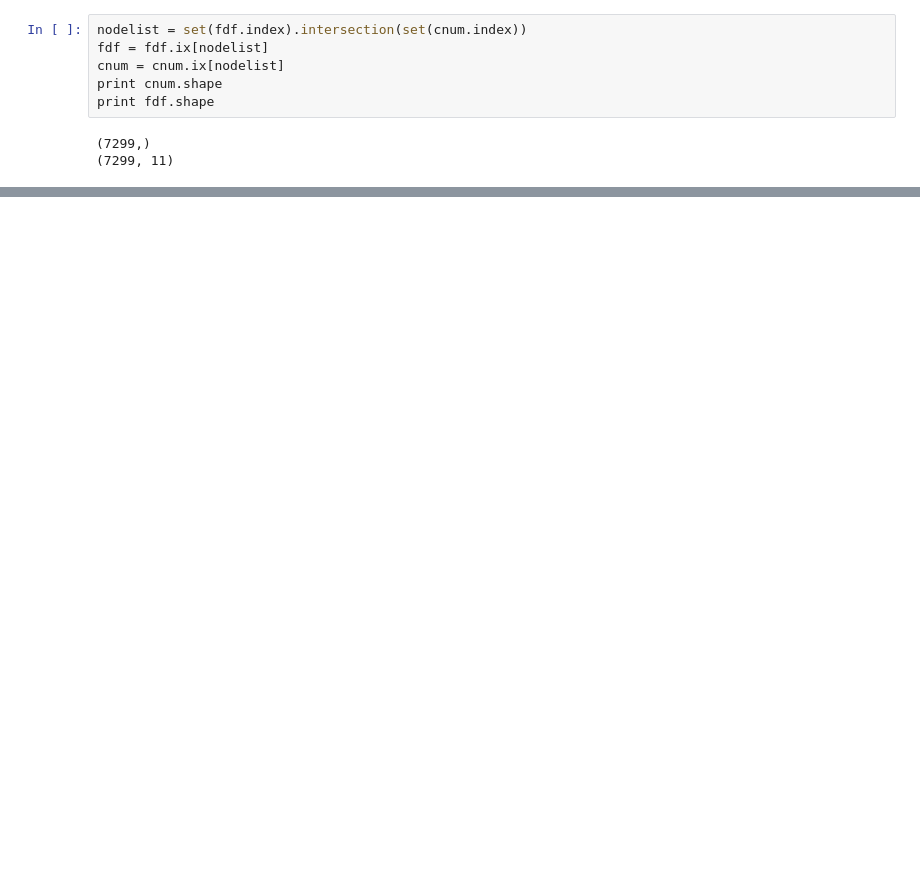
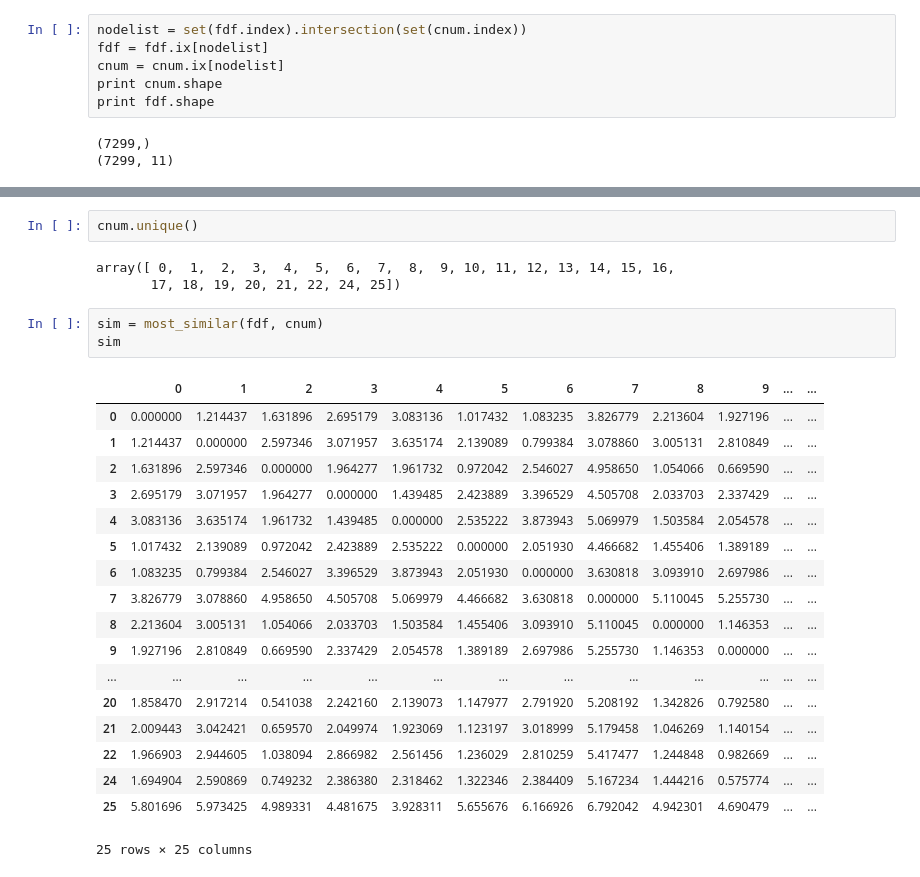
Before and after one commit to crupley/hoodie-development, a Jupyter notebook: explore/redgreen.ipynb, the cells around one changed output, grey strips where cells are left out. Drawn from its saved outputs; the diff is of its cells as text; blank space fills up the shorter version.

```diff
--- a/explore/redgreen.ipynb
+++ b/explore/redgreen.ipynb
@@ -38 +41,28 @@ len(cnum.unique())
+# %%
+cnum.unique()
+# %% [output]
+array([ 0,  1,  2,  3,  4,  5,  6,  7,  8,  9, 10, 11, 12, 13, 14, 15, 16,
+       17, 18, 19, 20, 21, 22, 24, 25])
+# %%
+sim = most_similar(fdf, cnum)
+sim
+# %% [output]
+|  | 0 | 1 | 2 | 3 | 4 | 5 | 6 | 7 | 8 | 9 | ... | ... |
+| 0 | 0.000000 | 1.214437 | 1.631896 | 2.695179 | 3.083136 | 1.017432 | 1.083235 | 3.826779 | 2.213604 | 1.927196 | ... | ... |
+| 1 | 1.214437 | 0.000000 | 2.597346 | 3.071957 | 3.635174 | 2.139089 | 0.799384 | 3.078860 | 3.005131 | 2.810849 | ... | ... |
+| 2 | 1.631896 | 2.597346 | 0.000000 | 1.964277 | 1.961732 | 0.972042 | 2.546027 | 4.958650 | 1.054066 | 0.669590 | ... | ... |
+| 3 | 2.695179 | 3.071957 | 1.964277 | 0.000000 | 1.439485 | 2.423889 | 3.396529 | 4.505708 | 2.033703 | 2.337429 | ... | ... |
+| 4 | 3.083136 | 3.635174 | 1.961732 | 1.439485 | 0.000000 | 2.535222 | 3.873943 | 5.069979 | 1.503584 | 2.054578 | ... | ... |
+| 5 | 1.017432 | 2.139089 | 0.972042 | 2.423889 | 2.535222 | 0.000000 | 2.051930 | 4.466682 | 1.455406 | 1.389189 | ... | ... |
+| 6 | 1.083235 | 0.799384 | 2.546027 | 3.396529 | 3.873943 | 2.051930 | 0.000000 | 3.630818 | 3.093910 | 2.697986 | ... | ... |
+| 7 | 3.826779 | 3.078860 | 4.958650 | 4.505708 | 5.069979 | 4.466682 | 3.630818 | 0.000000 | 5.110045 | 5.255730 | ... | ... |
+| 8 | 2.213604 | 3.005131 | 1.054066 | 2.033703 | 1.503584 | 1.455406 | 3.093910 | 5.110045 | 0.000000 | 1.146353 | ... | ... |
+| 9 | 1.927196 | 2.810849 | 0.669590 | 2.337429 | 2.054578 | 1.389189 | 2.697986 | 5.255730 | 1.146353 | 0.000000 | ... | ... |
+| ... | ... | ... | ... | ... | ... | ... | ... | ... | ... | ... | ... | ... |
+| 20 | 1.858470 | 2.917214 | 0.541038 | 2.242160 | 2.139073 | 1.147977 | 2.791920 | 5.208192 | 1.342826 | 0.792580 | ... | ... |
+| 21 | 2.009443 | 3.042421 | 0.659570 | 2.049974 | 1.923069 | 1.123197 | 3.018999 | 5.179458 | 1.046269 | 1.140154 | ... | ... |
+| 22 | 1.966903 | 2.944605 | 1.038094 | 2.866982 | 2.561456 | 1.236029 | 2.810259 | 5.417477 | 1.244848 | 0.982669 | ... | ... |
+| 24 | 1.694904 | 2.590869 | 0.749232 | 2.386380 | 2.318462 | 1.322346 | 2.384409 | 5.167234 | 1.444216 | 0.575774 | ... | ... |
+| 25 | 5.801696 | 5.973425 | 4.989331 | 4.481675 | 3.928311 | 5.655676 | 6.166926 | 6.792042 | 4.942301 | 4.690479 | ... | ... |
+25 rows × 25 columns
 # %%
```
Also changed, not shown: parts of 12 cells of this notebook, 1 other file.
